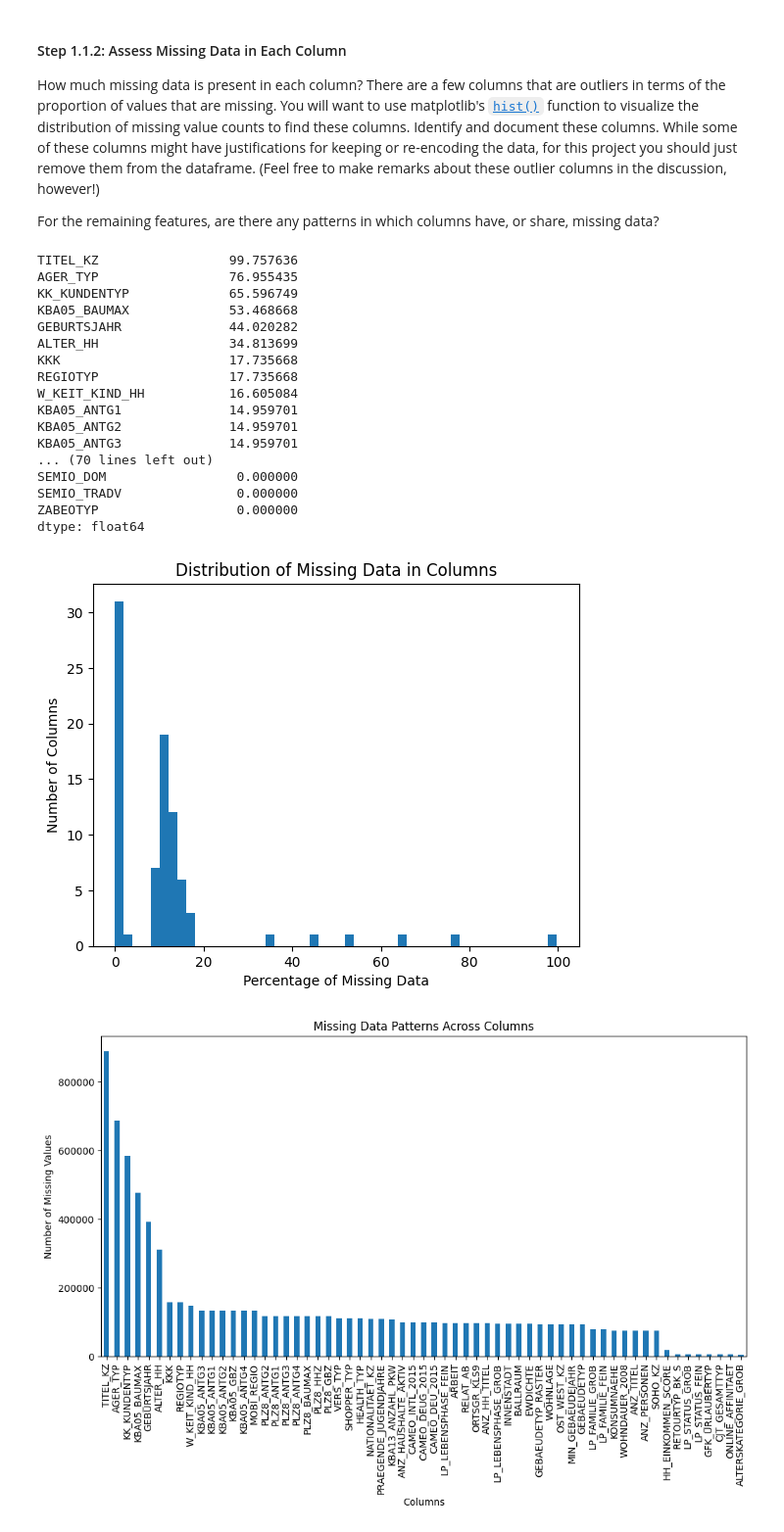
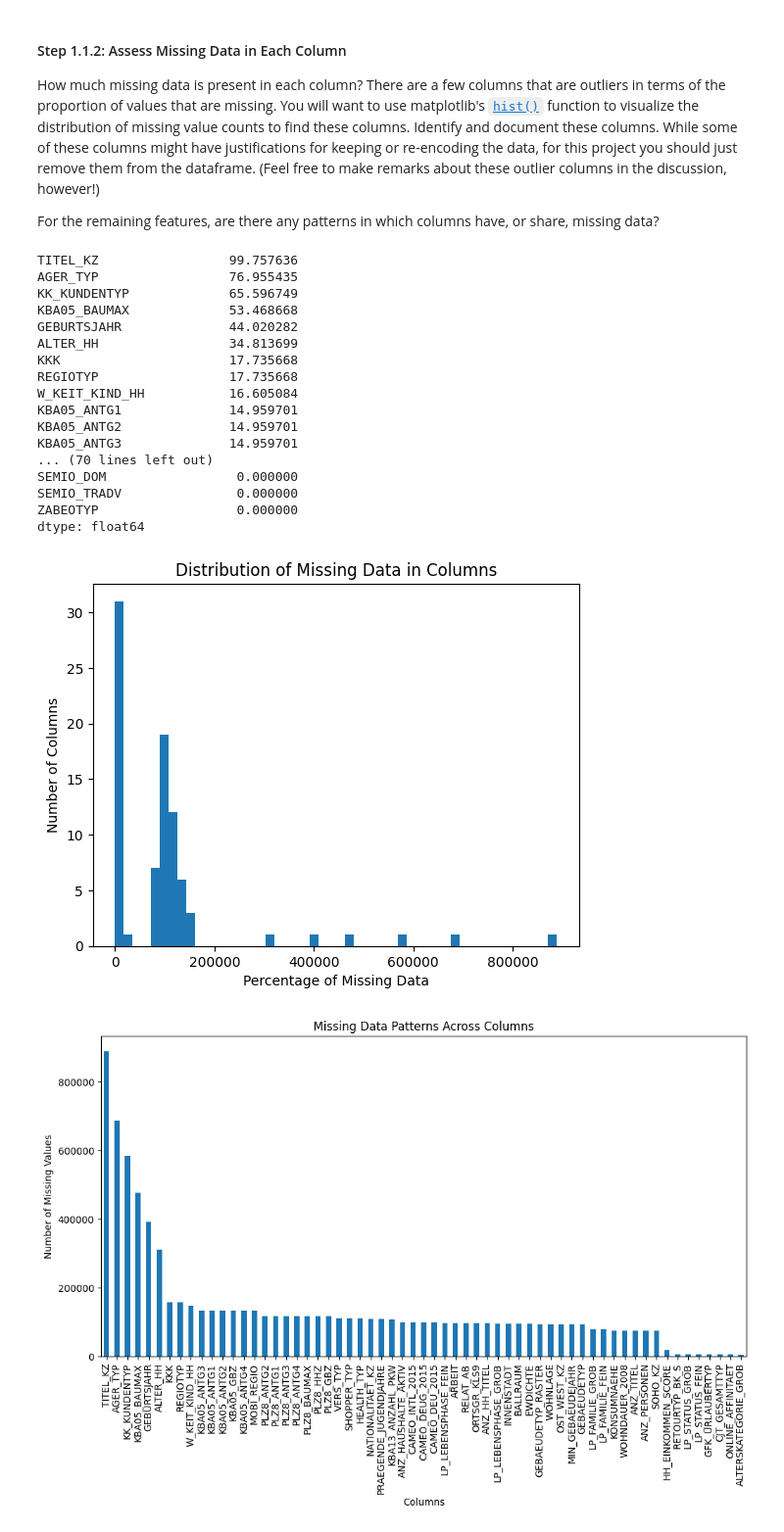
Before and after one commit to momenmac/ML-PROJECT-3, a Jupyter notebook: Identify_Customer_Segments.ipynb, the cells around one changed output. Shown at 98% size. Drawn from its saved outputs; the diff is of its cells as text; code cells hidden in the pictures.

```diff
--- a/Identify_Customer_Segments.ipynb
+++ b/Identify_Customer_Segments.ipynb
@@ -107,35 +107,35 @@ For the remaining features, are there any patterns in which columns have, or sha
 # %%
 # Perform an assessment of how much missing data there is in each column of the
 # dataset.
 missing_data = azdias.isnull().sum()
 missing_data_percent = (missing_data / len(azdias)) * 100
 
 print(missing_data_percent.sort_values(ascending=False))
 
-plt.hist(missing_data_percent, bins=50)
+plt.hist(missing_data, bins=50)
 plt.xlabel('Percentage of Missing Data')
 plt.ylabel('Number of Columns')
 plt.title('Distribution of Missing Data in Columns')
 plt.show()
 # %% [output]
 TITEL_KZ                 99.757636
 AGER_TYP                 76.955435
 KK_KUNDENTYP             65.596749
 KBA05_BAUMAX             53.468668
 GEBURTSJAHR              44.020282
 ALTER_HH                 34.813699
 KKK                      17.735668
 REGIOTYP                 17.735668
 W_KEIT_KIND_HH           16.605084
 KBA05_ANTG1              14.959701
 KBA05_ANTG2              14.959701
 KBA05_ANTG3              14.959701
 ... (70 lines left out)
 SEMIO_DOM                 0.000000
 SEMIO_TRADV               0.000000
 ZABEOTYP                  0.000000
 dtype: float64
-[figure, old version]
+[figure, new version]
 # %%
 # Investigate patterns in the amount of missing data in each column.
 missing_data_pattern = azdias.isnull().sum(axis=0)
```
Also changed, not shown: parts of 11 cells of this notebook.
